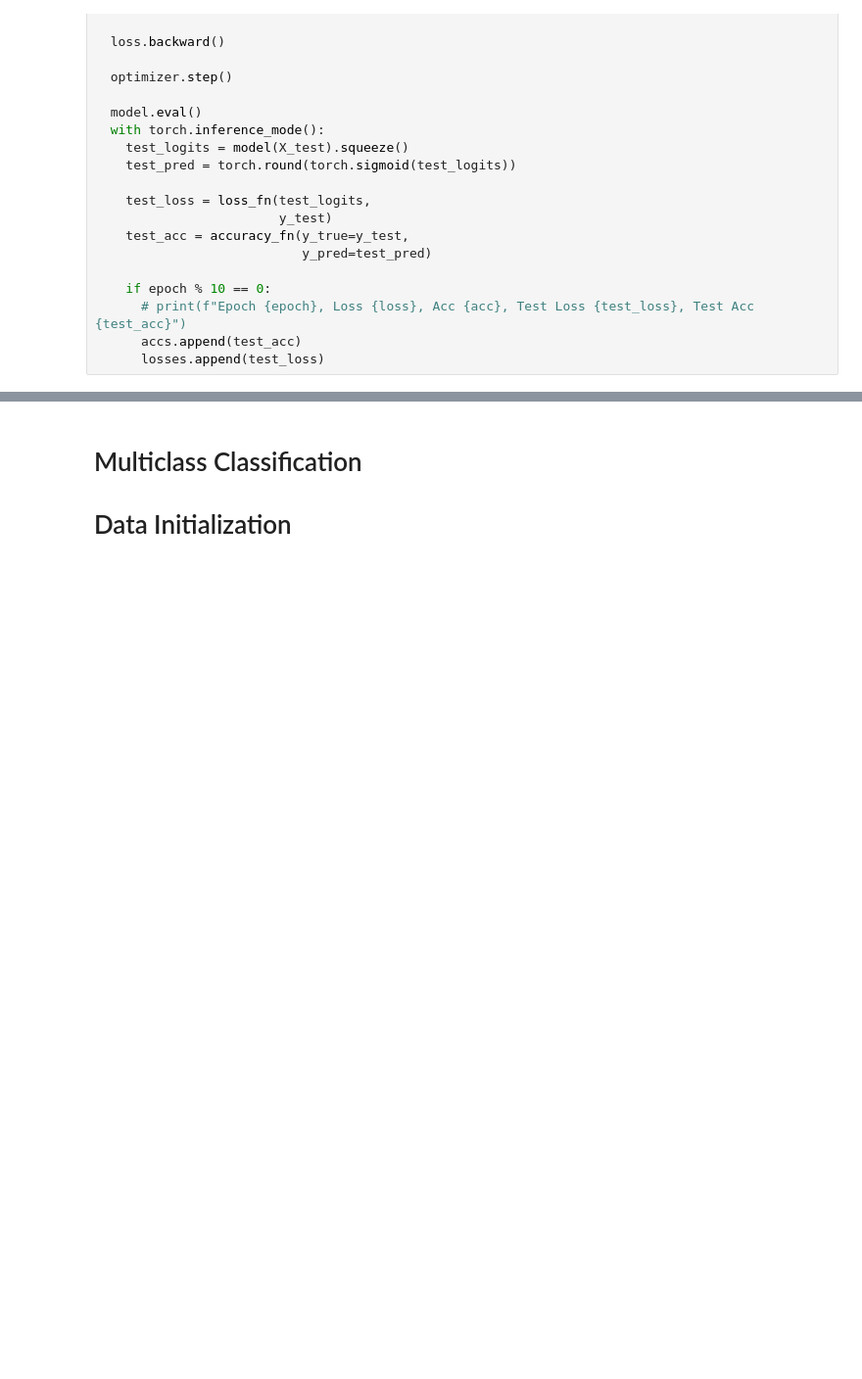
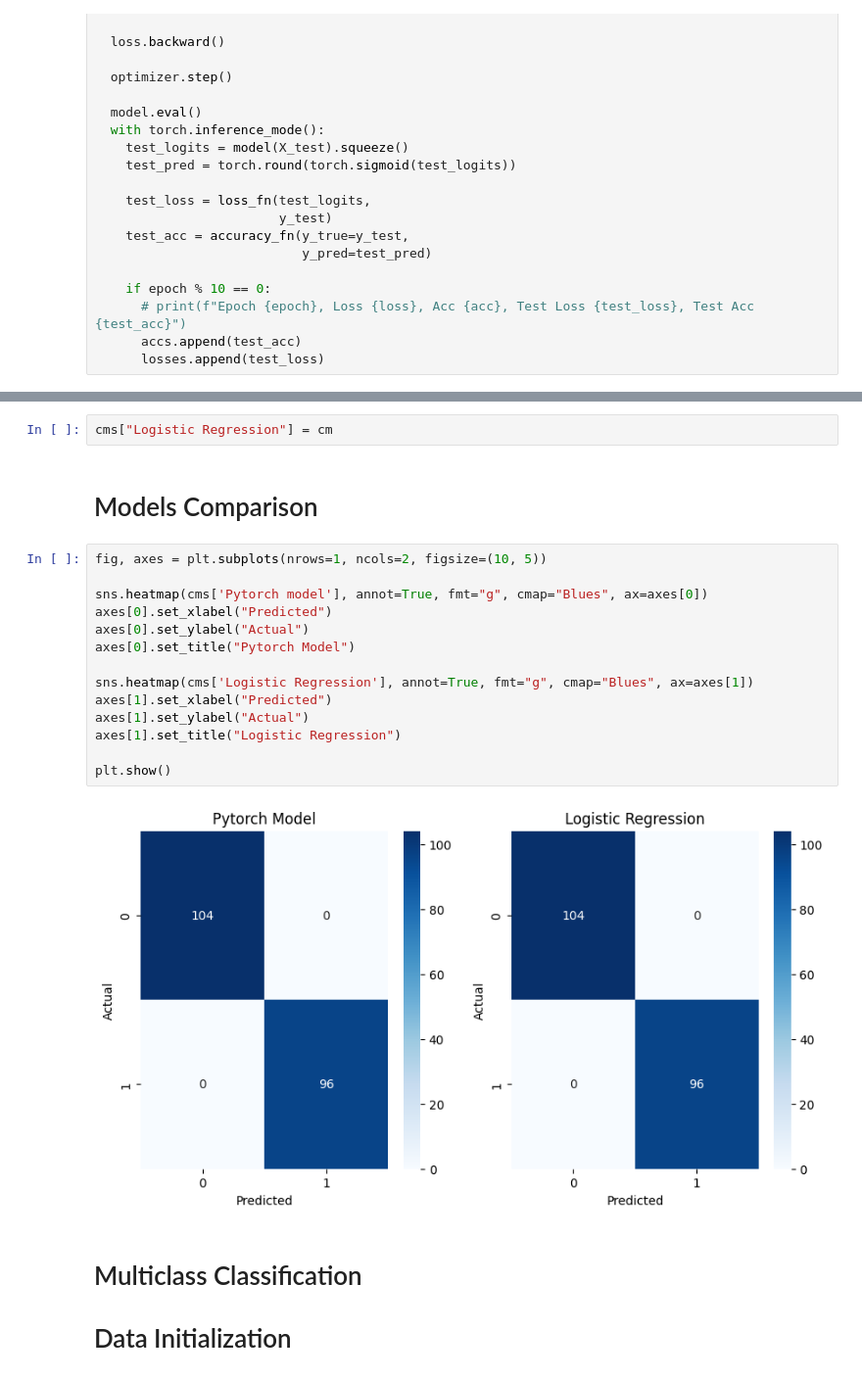
Before and after one commit to Siuuuuuu0/ML-DL, a Jupyter notebook: Classification.ipynb, the cells around one changed output, grey strips where cells are left out. Shown at 98% size. Cells and saved outputs as stored; diff of their text form; blank space fills up the shorter version.

```diff
--- a/Classification.ipynb
+++ b/Classification.ipynb
@@ -260,3 +304,23 @@ plt.show()
+# %%
+cms["Logistic Regression"] = cm
+# %% [markdown]
+# Models Comparison
+# %%
+fig, axes = plt.subplots(nrows=1, ncols=2, figsize=(10, 5))
+
+sns.heatmap(cms['Pytorch model'], annot=True, fmt="g", cmap="Blues", ax=axes[0])
+axes[0].set_xlabel("Predicted")
+axes[0].set_ylabel("Actual")
+axes[0].set_title("Pytorch Model")
+
+sns.heatmap(cms['Logistic Regression'], annot=True, fmt="g", cmap="Blues", ax=axes[1])
+axes[1].set_xlabel("Predicted")
+axes[1].set_ylabel("Actual")
+axes[1].set_title("Logistic Regression")
+
+plt.show()
+# %% [output]
+[figure, added]
 # %% [markdown]
 # Multiclass Classification
 # Data Initialization
```
Also changed, not shown: parts of 20 cells of this notebook.
